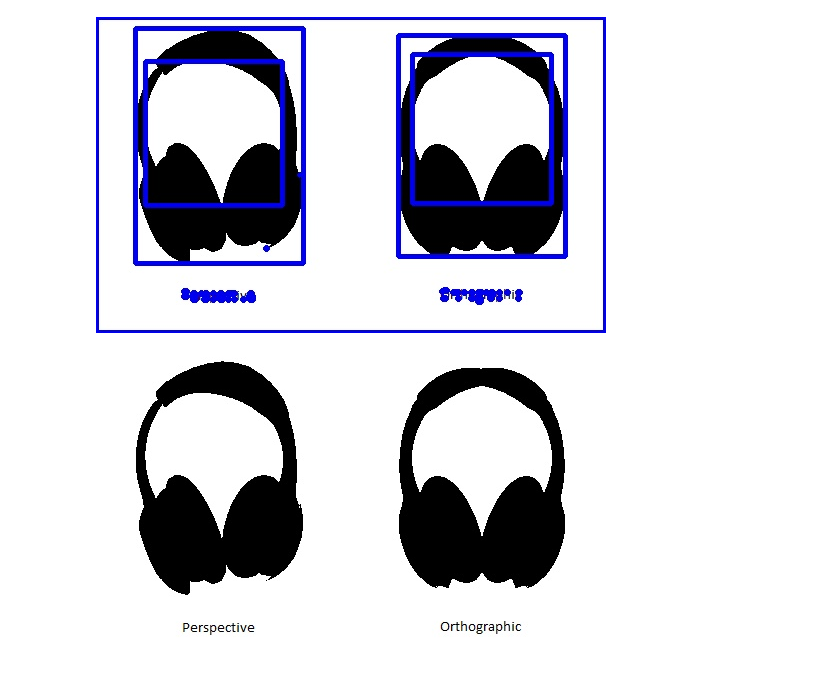
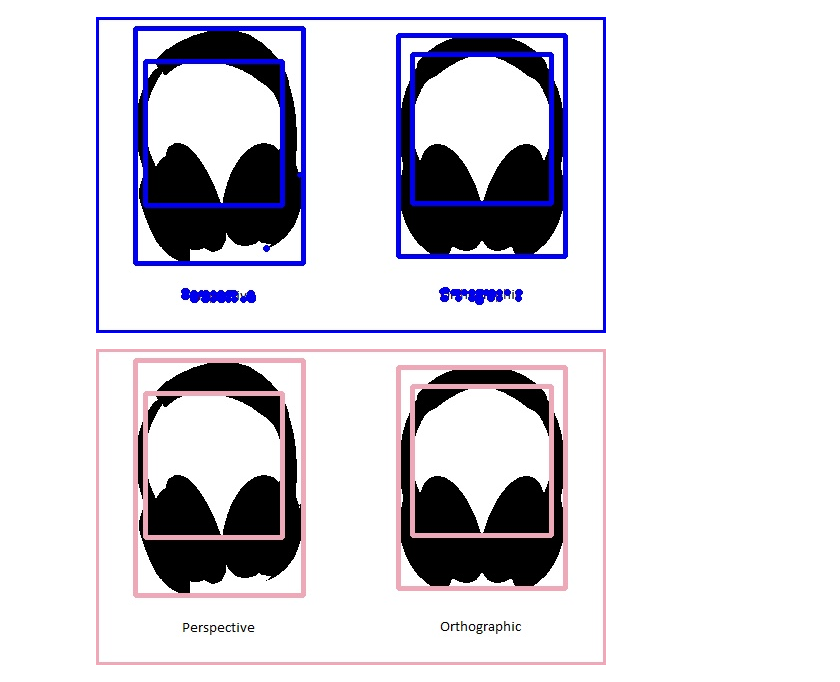
Before and after one commit to hellonico/origami-fun, a Jupyter notebook: jupyter/dolphin.ipynb, the cells around one changed output. Saved outputs shown, nothing was run; the diff lists cells and outputs as text; code cells hidden in the pictures.

```diff
--- a/jupyter/dolphin.ipynb
+++ b/jupyter/dolphin.ipynb
@@ -70,14 +70,15 @@ nil
 [figure]
 # %%
 (def headphones2 (clone headphones))
-(def contours (new-arraylist))
 
+; draw same contours on headphones2 but
+; avoid the ones that are too small
 (doseq [c contours]
   (if (> (contour-area c) 100 )
     (let [ rect (bounding-rect c)]
       (if (> (.height rect) 28)
-      (rectangle headphones2 rect rgb/blue-2 3)))))
+      (rectangle headphones2 rect rgb/pink-2 3)))))
 
 (u/>>> headphones2)
 # %% [output]
-[figure, old version]
+[figure, new version]
```
Also changed, not shown: 9 other files.
